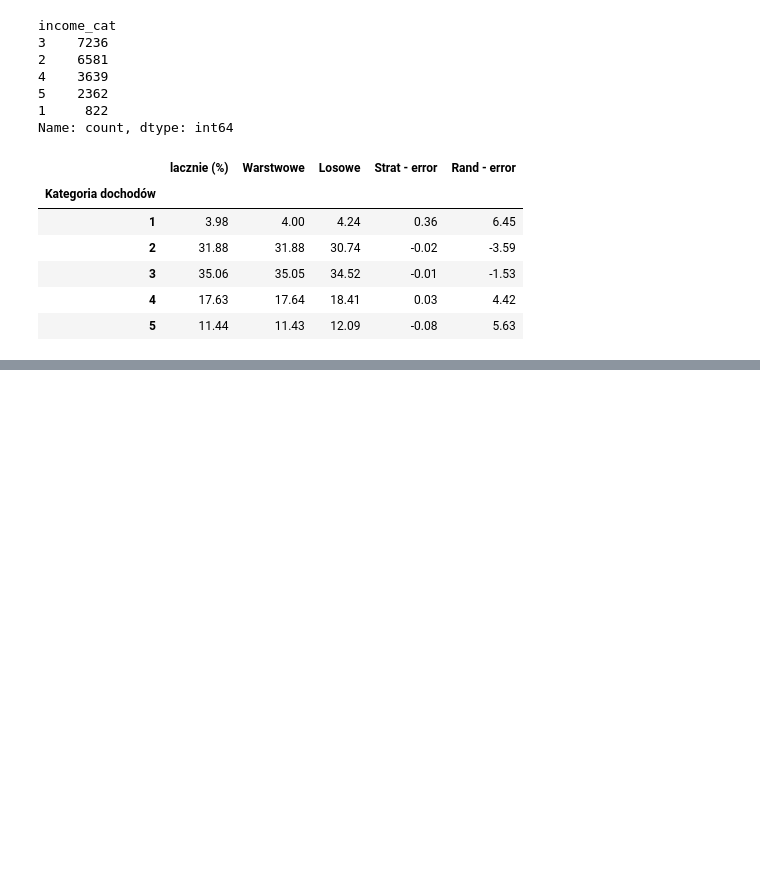
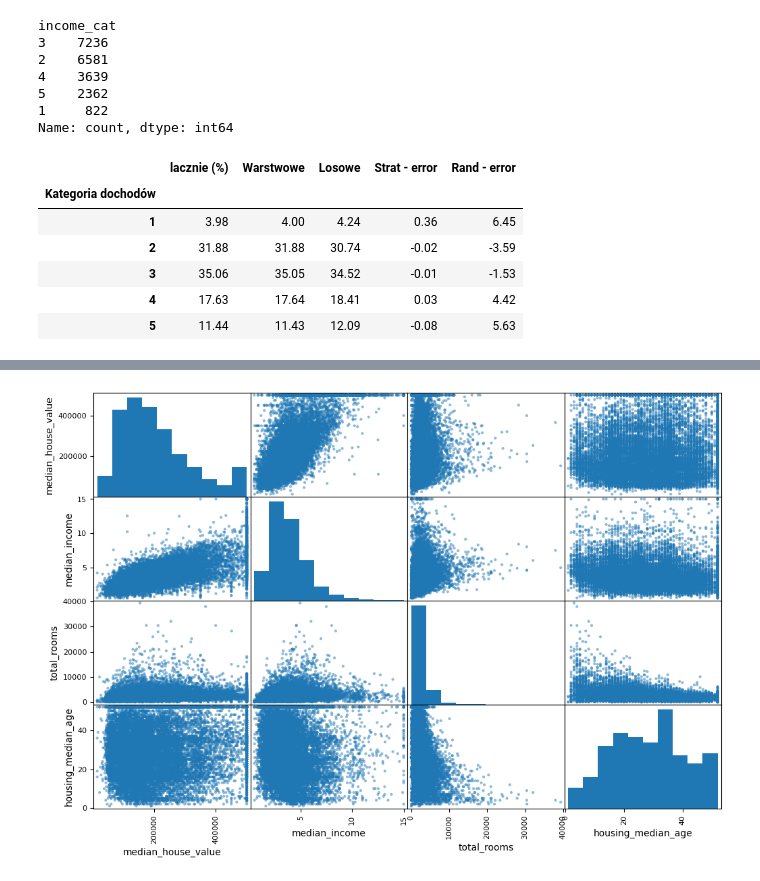
Before and after one commit to JAKUBBUJAK123/Machine-learning, a Jupyter notebook: wum_2/secondNootebook.ipynb, the cells around one changed output, grey strips where cells are left out. Drawn from its saved outputs; the diff is of its cells as text; code cells hidden in the pictures; blank space fills up the shorter version.

```diff
--- a/wum_2/secondNootebook.ipynb
+++ b/wum_2/secondNootebook.ipynb
@@ -96,0 +109,6 @@ df_train_eda = df_train.copy()
+# %%
+atributes = ['median_house_value' , 'median_income' , 'total_rooms' , 'housing_median_age']
+scatter_matrix(df_train_eda[atributes] , figsize=(12,8))
+plt.show()
+# %% [output]
+[figure, added]
```
Also changed, not shown: parts of 18 cells of this notebook.
